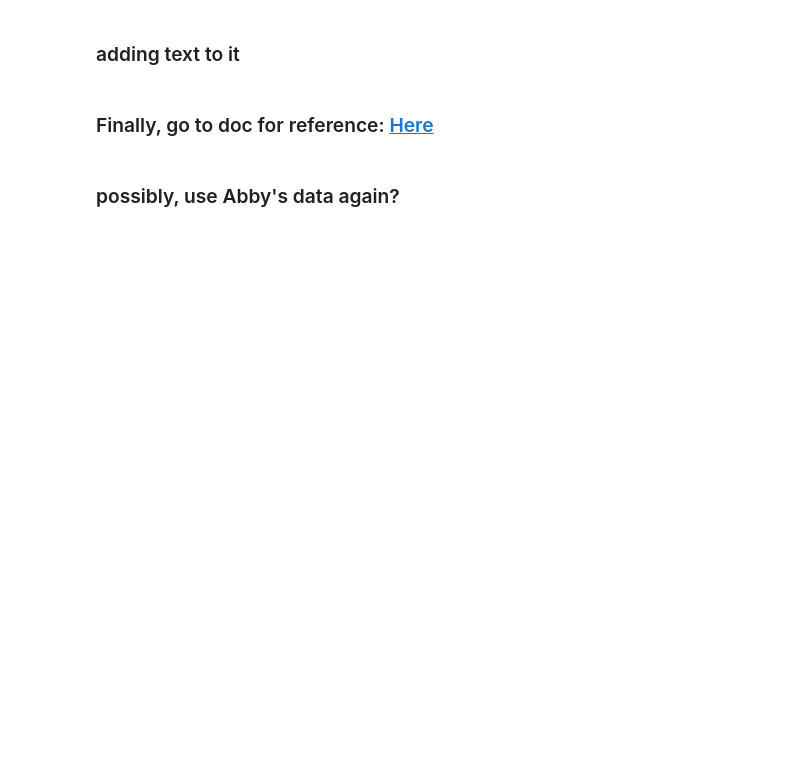
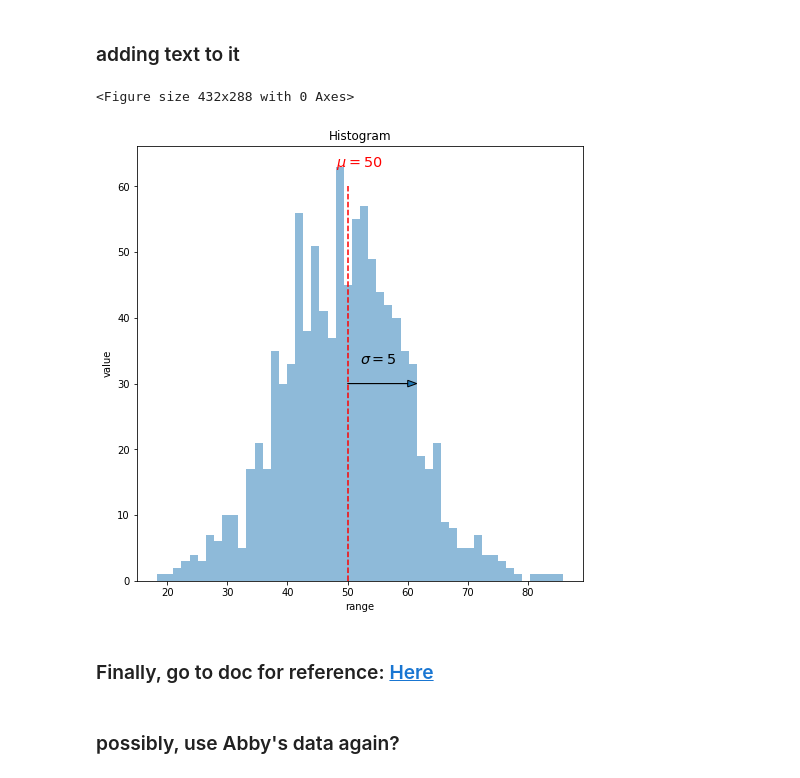
Before and after one commit to MotivatedMemoryLab/Python-Data-Analysis, a Jupyter notebook: viz.ipynb, the cells around one changed output. Drawn from its saved outputs; the diff is of its cells as text; code cells hidden in the pictures; blank space fills up the shorter version.

```diff
--- a/viz.ipynb
+++ b/viz.ipynb
@@ -48,25 +68,28 @@ fig
 # %%
 # create a random Gaussian distribution
 np.random.seed(10000)
 # mean, std
 mu, sig = 50, 10
 
 X = mu + sig * np.random.randn(1000)
 # plot a histogram
 plt.clf() # this clears the previous graph
 fig = plt.figure()
 n = plt.hist(X, 50, alpha=0.5)
 # title
 plt.title("Histogram")
 plt.xlabel("range")
 plt.ylabel("value")
 # add the mean value line
 plt.vlines(mu, ymin=0, ymax=60, linestyle='dashed', color='r')
 # add the std arrow
 plt.arrow(mu, 30, 10, 0, shape="full", head_width=1)
 plt.text(mu + 2, 33, "$\sigma = 5$", size="x-large")
 plt.text(mu - 2, 63, "$\mu = 50$", size="x-large", color="r")
-fig.set_size_inches(10, 10)
+fig.set_size_inches(8, 8)
+# %% [output]
+<Figure size 432x288 with 0 Axes>
+[figure, added]
 # %% [markdown]
 ### Finally, go to doc for reference: [Here](https://matplotlib.org/index.html)
 # %% [markdown]
```
Also changed, not shown: parts of 7 cells of this notebook, 2 other files.
